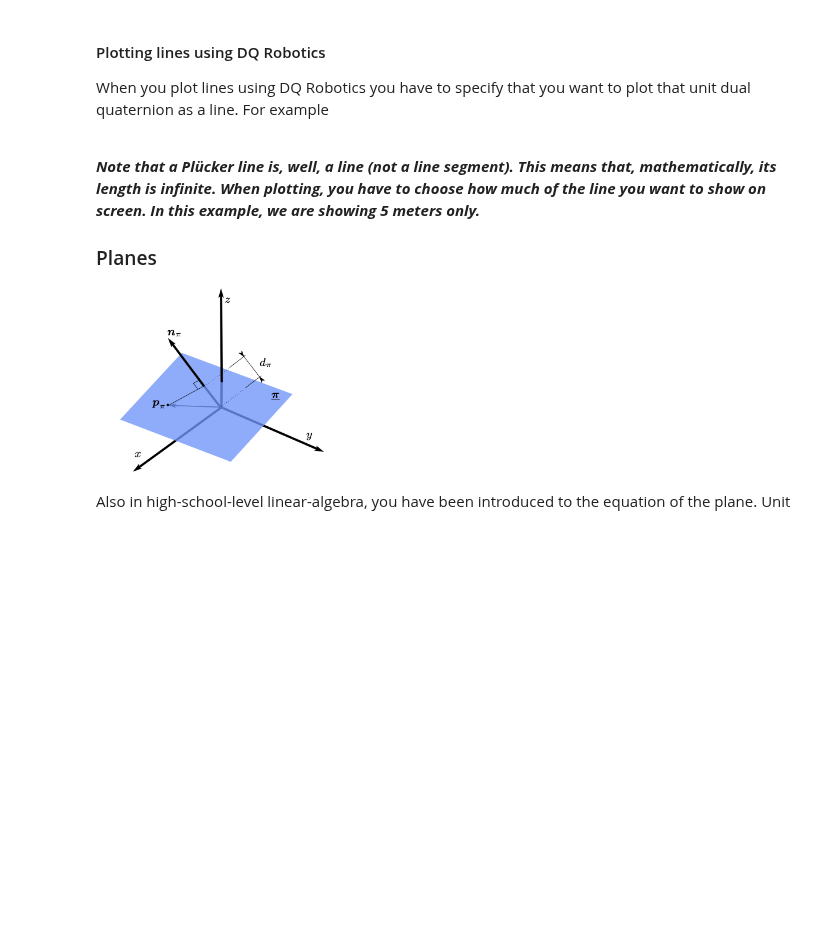
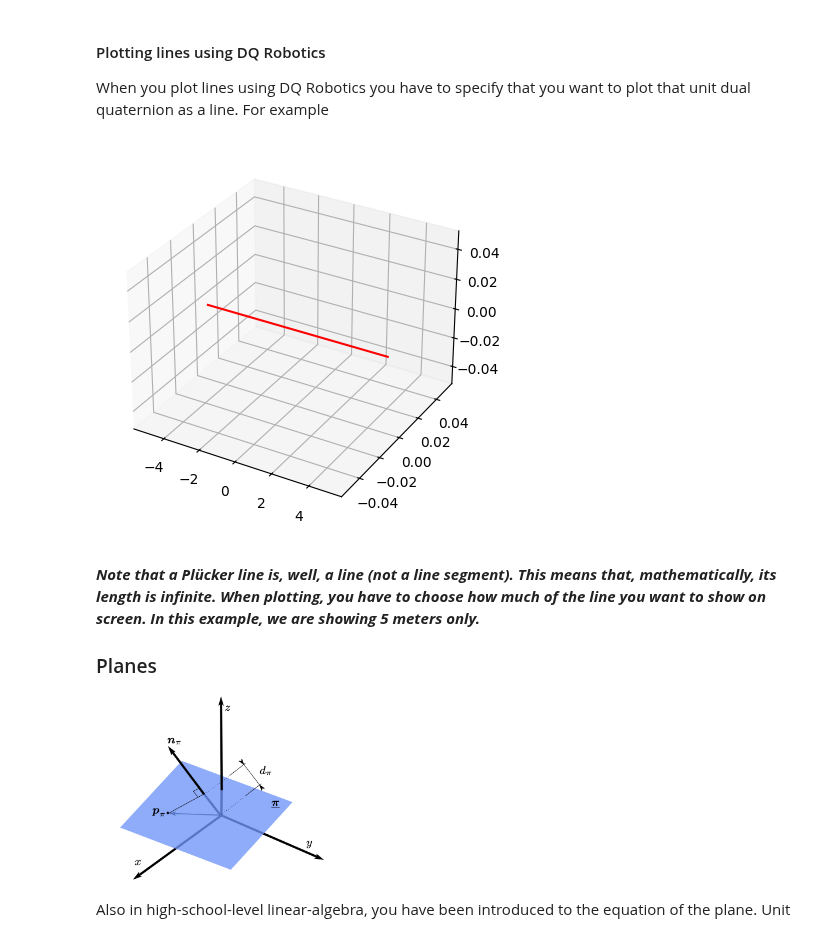
Before and after one commit to MarinhoLab/OpenExecutableBooksRobotics, a Jupyter notebook: dqrobotics/lesson4/lesson_dq4_dual_quaternion_basics_part2.ipynb, the cells around one changed output. Cells and saved outputs as stored; diff of their text form; code cells hidden in the pictures; blank space fills up the shorter version.

Commit message:
[dq3] Added line and plane plots.

```diff
--- a/dqrobotics/lesson4/lesson_dq4_dual_quaternion_basics_part2.ipynb
+++ b/dqrobotics/lesson4/lesson_dq4_dual_quaternion_basics_part2.ipynb
@@ -175,3 +179,10 @@ When you plot lines using DQ Robotics you have to specify that you want to plot
+# %%
+plt.figure()
+ax = plt.axes(projection='3d')
+plot(l1_dq,line=True,scale=5)
+plt.show()
+# %% [output]
+[figure, added]
 # %% [markdown]
 <a name="T_EBE37F7D"></a>
 
```
Also changed, not shown: parts of 13 cells of this notebook.
